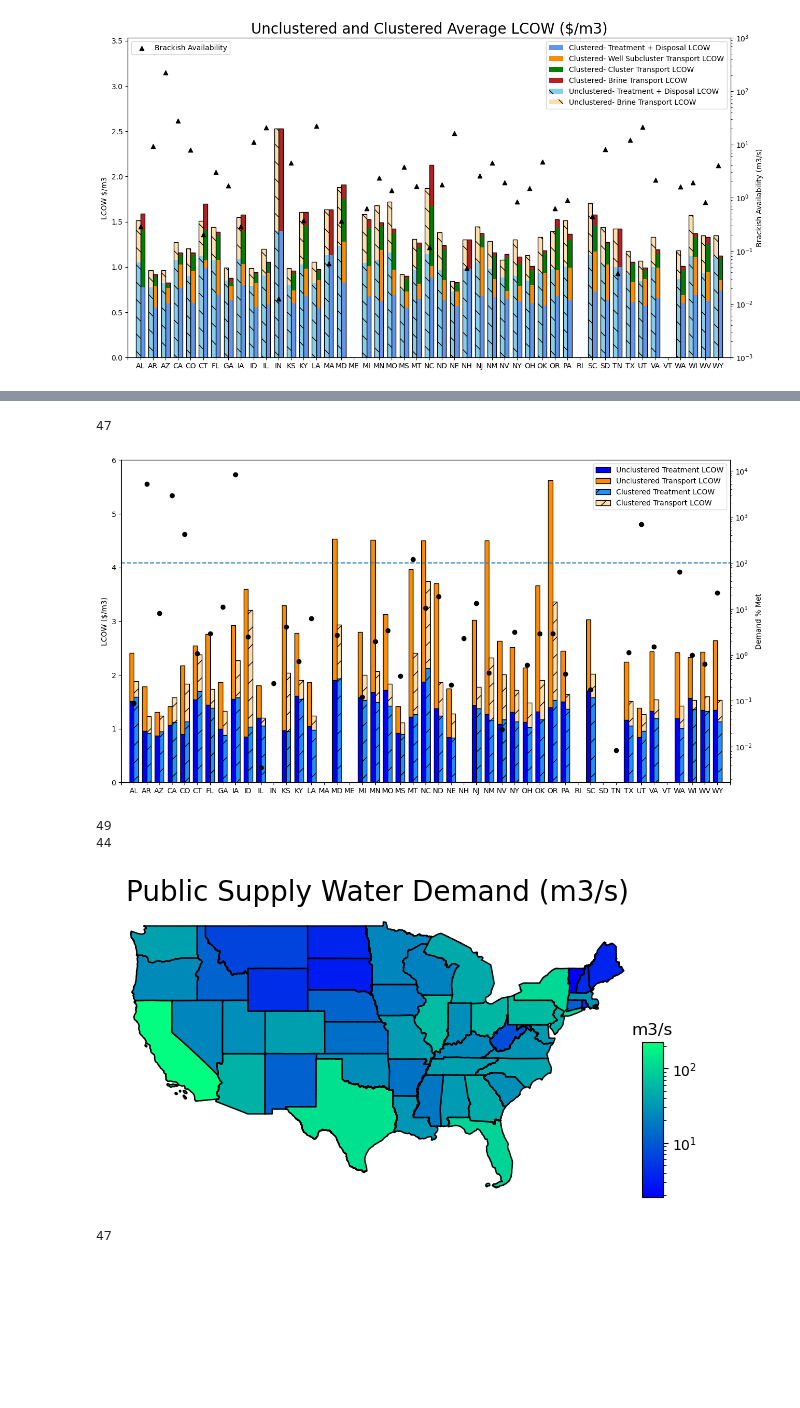
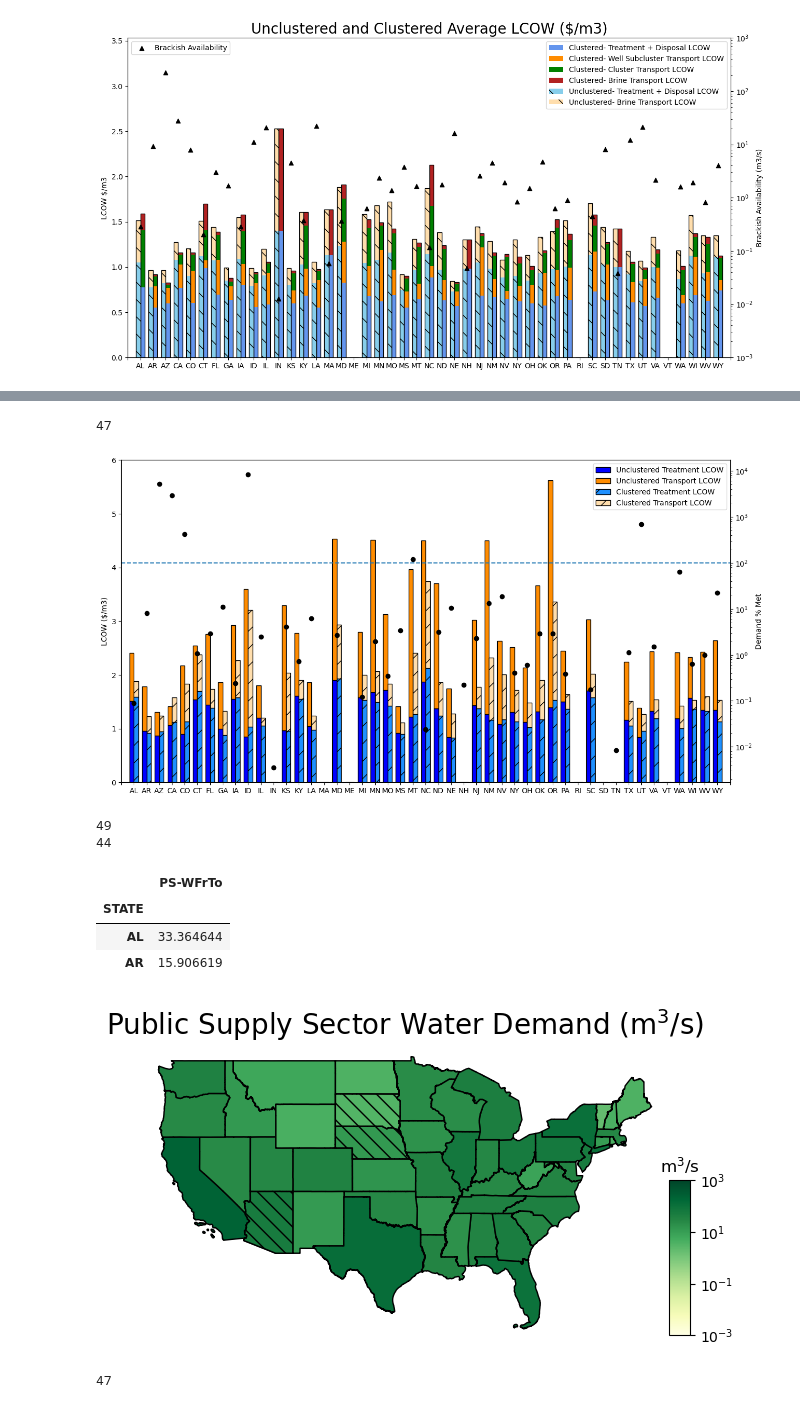
Before and after one commit to MuktaHardikar/WaterTAP3, a Jupyter notebook: watertap3/watertap3/brackish_results_summary.ipynb, the cells around one changed output, grey strips where cells are left out. Drawn from its saved outputs; the diff is of its cells as text; code cells hidden in the pictures; blank space fills up the shorter version.

```diff
--- a/watertap3/watertap3/brackish_results_summary.ipynb
+++ b/watertap3/watertap3/brackish_results_summary.ipynb
@@ -437,0 +490,4 @@ plot_map(pp_state_df, "Power Sector Water Demand (m3/s)", ydata = 'fresh_demand(
+# %%
+state_alpha = 'NV'
+print(pp_state_df[pp_state_df['state_alpha']==state_alpha]['fresh_demand(m3/s)'])
+print(bw_state_df.loc[bw_state_df['state_alpha']==state_alpha]['brackish_avail(m3/s)'].values[0])
@@ -460,11 +520,16 @@ print(len(pp_economy_of_scale_df['state_alpha']))
 ax.set_ylim([0,6])
 ax.set_ylabel('LCOW ($/m3)')
 
+brackish_avail_list = []
 # Plot the demand fraction that can be met state wise
-state_list = state_alpha_list
-pp_demand_list = pp_demand_list
-brackish_avail = brackish_avail_list
-demand_frac_met = np.divide(brackish_avail_list,pp_demand_list)
+for state_alpha in pp_state_df['state_alpha']:
+    brackish_avail_list.append(bw_state_df.loc[bw_state_df['state_alpha']==state_alpha]['brackish_avail(m3/s)'].values[0])
+
+pp_state_df['brackish_avail(m3/s)'] = brackish_avail_list
+# state_list = state_alpha_list
+# pp_demand_list = pp_demand_list
+# brackish_avail = brackish_avail_list
+demand_frac_met = np.divide(pp_state_df['brackish_avail(m3/s)'],pp_state_df['fresh_demand(m3/s)'])
 
 ax1 = ax.twinx()
 ax1.scatter(x,demand_frac_met*100,color = 'black')
@@ -473,7 +538,7 @@ ax1.axhline(100, linestyle = '--')
 ax1.set_yscale('log')
 # %% [output]
 47
-[figure, old version]
+[figure, new version]
 # %%
 # Water demand as a function of state
 ps_demand = pd.read_csv(r'C:\Users\mhardika\Documents\AMO\Analysis Data Files\Public Supply\USGS_pubsupply_metric.csv')
@@ -490,32 +555,86 @@ common_states = common_states.drop(['DC','DE'])
 # %% [output]
 49
 44
+# %%
+ps_demand_by_state.head(2)
+# %% [output]
+|  | PS-WFrTo |
+| STATE |  |
+| AL | 33.364644 |
+| AR | 15.906619 |
 # %%
 # Public supply demand map
 
 # Plot USA map
 cols = ['state_alpha','fresh_demand(m3/s)', 'geometry' ]
 ps_state_df = pd.DataFrame(columns=cols)
 
 state_alpha_list = []
 ps_demand_list = []
 geometry_list = []
+demand_greater_list = []
 
 for state_alpha in state_codes:
     state_alpha_list.append(state_alpha)
     ps_demand_list.append(ps_demand_by_state.loc[state_alpha]['PS-WFrTo'])
     geometry_list.append(us_states[us_states['STUSPS']==state_alpha]['geometry'].values[0])
-
+    if ps_demand_by_state.loc[state_alpha]['PS-WFrTo'] > bw_state_df.loc[bw_state_df['state_alpha']==state_alpha]['brackish_avail(m3/s)'].values[0]:
+        demand_greater_list.append(1)
+    else:
+        demand_greater_list.append(0)
 
 ps_state_df['state_alpha'] = state_alpha_list
 ps_state_df['fresh_demand(m3/s)'] = ps_demand_list
 ps_state_df['geometry' ] = geometry_list
+ps_state_df['demand_greater' ] = demand_greater_list
 ps_state_df = ps_state_df.sort_values('state_alpha')
 
-plot_map(ps_state_df, "Public Supply Water Demand (m3/s)", ydata = 'fresh_demand(m3/s)', scale = 'log')
+# plot_map(ps_state_df, "Public Supply Water Demand (m3/s)", ydata = 'fresh_demand(m3/s)', scale = 'log')
+
+df = ps_state_df
+title = r"Public Supply Sector Water Demand (m$^{3}$/s)"
+ydata = 'fresh_demand(m3/s)'
+scale = 'log'
+units = 'm$^{3}$/s'
+
+geodf = gp.GeoDataFrame(df,crs="EPSG:4326", geometry=df['geometry'])
+
+# Creating scale for colorbar
+
+vmin,vmax = geodf[ydata].min(), geodf[ydata].max()
+
+if scale == 'log' or vmin == 0:
+    vmin = 1e-3
+vmax = 1000
+colormap = 'YlGn'
+# add color scale
+if scale == 'log':
+    norm = mpl.colors.LogNorm(vmin=vmin, vmax=vmax)
+else:
+    norm = plt.Normalize(vmin=vmin, vmax=vmax)
+sm = plt.cm.ScalarMappable(cmap=colormap, norm = norm)
+
+# Create figure
+fig, ax = plt.subplots(figsize=(7,5))
+ax.axis('off')
+
+# Set title
+ax.set_title(title,fontdict={'fontsize': '20', 'fontweight' : '1'})
+
+# Create colorbar legend
+fig = ax.get_figure()
+cbax = fig.add_axes([0.89, 0.21, 0.03, 0.31])
+cbax.set_title(units)
+
+# Plot demand
+geodf.plot(ax = ax , column = geodf[ydata], edgecolor='black',cmap=colormap, norm = norm)
+geodf.loc[geodf['demand_greater']==0].plot(ax = ax , column = geodf.loc[geodf['demand_greater']==0][ydata], edgecolor='black',cmap=colormap, norm = norm, hatch = '\\\\')
+
+cb = fig.colorbar(sm, cax=cbax, ticks = [0.001,0.1,10,1000])
+cb.ax.minorticks_off()
 # plot_bar(pp_state_df, "Power Demand (m3/s)", ydata = 'fresh_demand(m3/s)', scale = 'norm')
 # %% [output]
-[figure, old version]
+[figure, new version]
 # %%
 # Plot public supply economy of scale for unclustered and clustered combined
 
```
Also changed, not shown: parts of 9 cells of this notebook, 1 other file.
